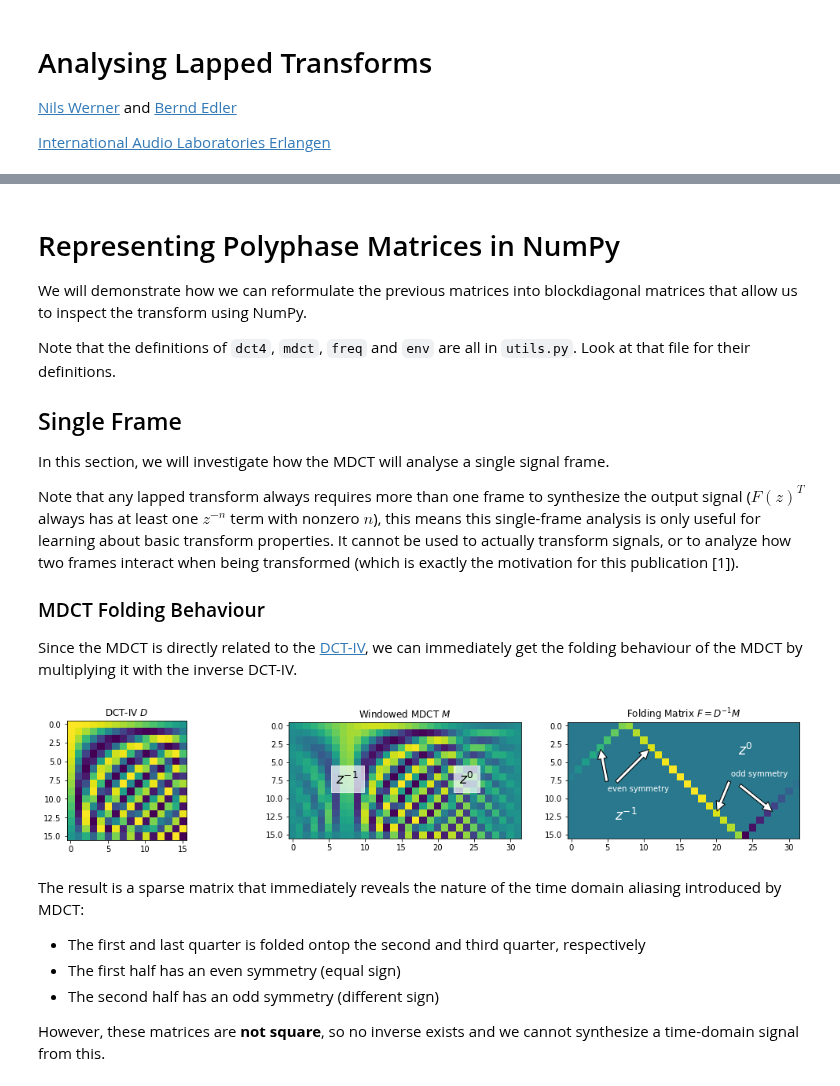
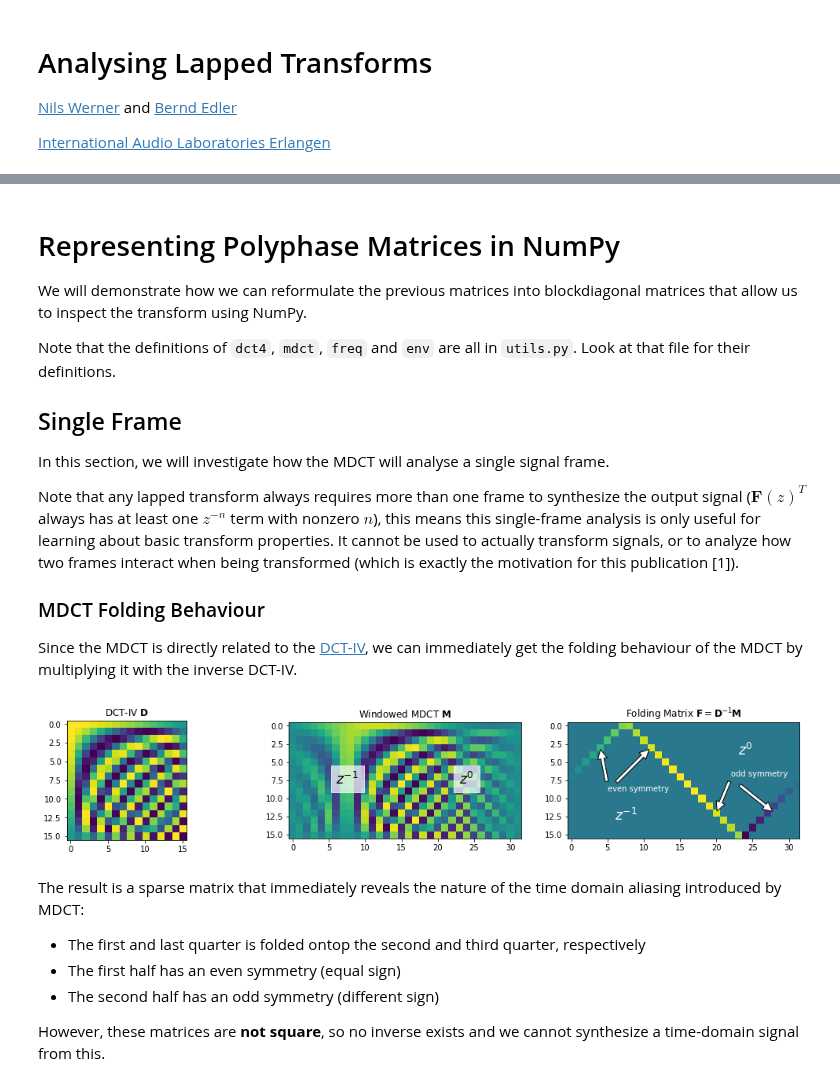
Before and after one commit to audiolabs/lapped-transforms, a Jupyter notebook: 1 Analysing Lapped Transforms.ipynb, the cells around one changed output, grey strips where cells are left out. Drawn from its saved outputs; the diff is of its cells as text; code cells hidden in the pictures.

```diff
--- a/1 Analysing Lapped Transforms.ipynb
+++ b/1 Analysing Lapped Transforms.ipynb
@@ -82,7 +82,7 @@ Note that the definitions of `dct4`, `mdct`, `freq` and `env` are all in `utils.
 
 In this section, we will investigate how the MDCT will analyse a single signal frame.
 
-Note that any lapped transform always requires more than one frame to synthesize the output signal ($F(z)^{T}$ always has at least one $z^{-n}$ term with nonzero $n$), this means this single-frame analysis is only useful for learning about basic transform properties. It cannot be used to actually transform signals, or to analyze how two frames interact when being transformed (which is exactly the motivation for this publication [1]).
+Note that any lapped transform always requires more than one frame to synthesize the output signal ($\mathbf{F}(z)^{T}$ always has at least one $z^{-n}$ term with nonzero $n$), this means this single-frame analysis is only useful for learning about basic transform properties. It cannot be used to actually transform signals, or to analyze how two frames interact when being transformed (which is exactly the motivation for this publication [1]).
 
 ### MDCT Folding Behaviour
 
@@ -90,32 +90,32 @@ Since the MDCT is directly related to the [DCT-IV](https://en.wikipedia.org/wiki
 # %%
 D = dct4(16)
 M = mdct(16) * ss.cosine(32)
 P = D.T @ M
 
 
 f, (a, b, c) = plt.subplots(1, 3, figsize=(18, 2.8))
 a.imshow(D)
-a.set_title("DCT-IV $D$")
+a.set_title("DCT-IV $\mathbf{D}$")
 b.imshow(M)
-b.set_title("Windowed MDCT $M$")
+b.set_title("Windowed MDCT $\mathbf{M}$")
 c.imshow(P)
-c.set_title("Folding Matrix $F = D^{-1}M$")
+c.set_title("Folding Matrix $\mathbf{F} = \mathbf{D}^{-1}\mathbf{M}$")
 
 b.annotate('$z^{-1}$', xy=(6, 8), color='black', backgroundcolor=(1, 1, 1, 0.7), fontsize='xx-large')
 b.annotate('$z^{0}$', xy=(23, 8), color='black', backgroundcolor=(1, 1, 1, 0.7), fontsize='xx-large')
 
 c.annotate('even symmetry', xy=(4, 3), xytext=(5, 9), color='white', arrowprops={'facecolor': 'white', 'shrink': 0.05})
 c.annotate('', xy=(11, 3), xytext=(6, 8), arrowprops={'facecolor': 'white', 'shrink': 0.05})
 
 c.annotate('odd symmetry', xy=(20, 12), xytext=(22, 7), color='white', arrowprops={'facecolor': 'white', 'shrink': 0.05})
 c.annotate('', xy=(28, 12), xytext=(23, 8), arrowprops={'facecolor': 'white', 'shrink': 0.05})
 
 c.annotate('$z^{-1}$', xy=(6, 13), color='white', fontsize='xx-large')
 c.annotate('$z^{0}$', xy=(23, 4), color='white', fontsize='xx-large')
 
 None
 # %% [output]
-[figure, old version]
+[figure, new version]
 # %% [markdown]
 The result is a sparse matrix that immediately reveals the nature of the time domain aliasing introduced by MDCT:
 
```
Also changed, not shown: parts of 5 cells of this notebook, 1 other file.
